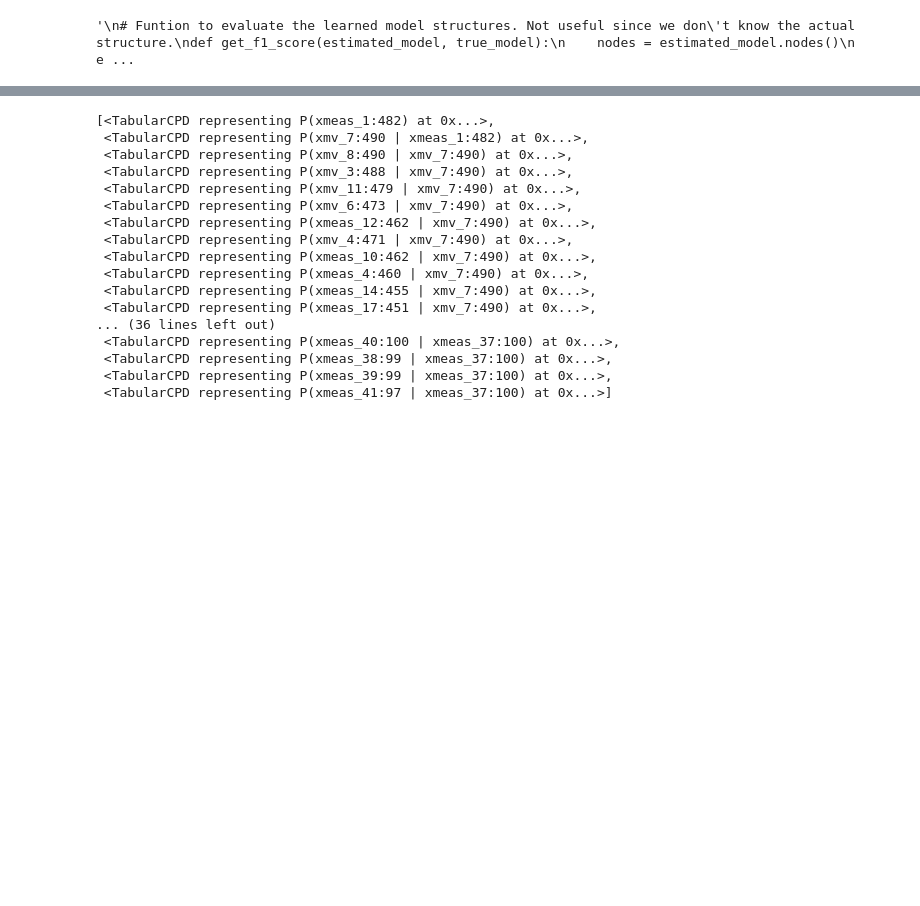
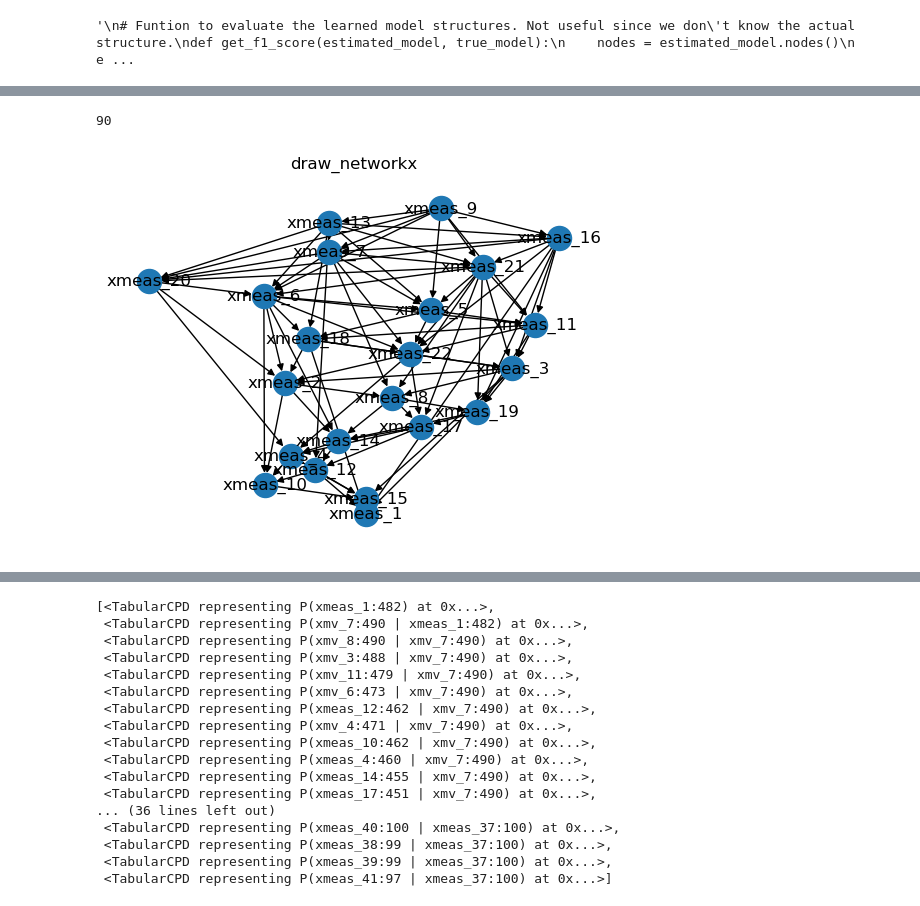
Before and after one commit to oubo2/PhD, a Jupyter notebook: unravel/Analyse_data.ipynb, the cells around one changed output, grey strips where cells are left out. Saved outputs shown, nothing was run; the diff lists cells and outputs as text; code cells hidden in the pictures; blank space fills up the shorter version.

```diff
--- a/unravel/Analyse_data.ipynb
+++ b/unravel/Analyse_data.ipynb
@@ -84,0 +197,22 @@ plt.show()
+# %%
+# learn graph structure
+est = HillClimbSearch(df_train_normal)
+best_model = est.estimate(max_iter=100)
+print(len(best_model.edges()))
+"""nx.draw_networkx(
+    best_model, with_labels=True, arrowsize=30, node_size=800, alpha=0.3, font_weight="bold"
+)
+plt.show()"""
+
+# write dot file to use with graphviz
+# run "dot -Tpng test.dot >test.png"
+write_dot(best_model,'test.dot')
+
+# same layout using matplotlib with no labels
+plt.title('draw_networkx')
+pos =graphviz_layout(best_model, prog='dot')
+nx.draw(best_model, pos, with_labels=True, arrows=True)
+plt.savefig('nx_test.png')
+# %% [output]
+90
+[figure, added]
```
Also changed, not shown: parts of 23 cells of this notebook, 4 other files.
